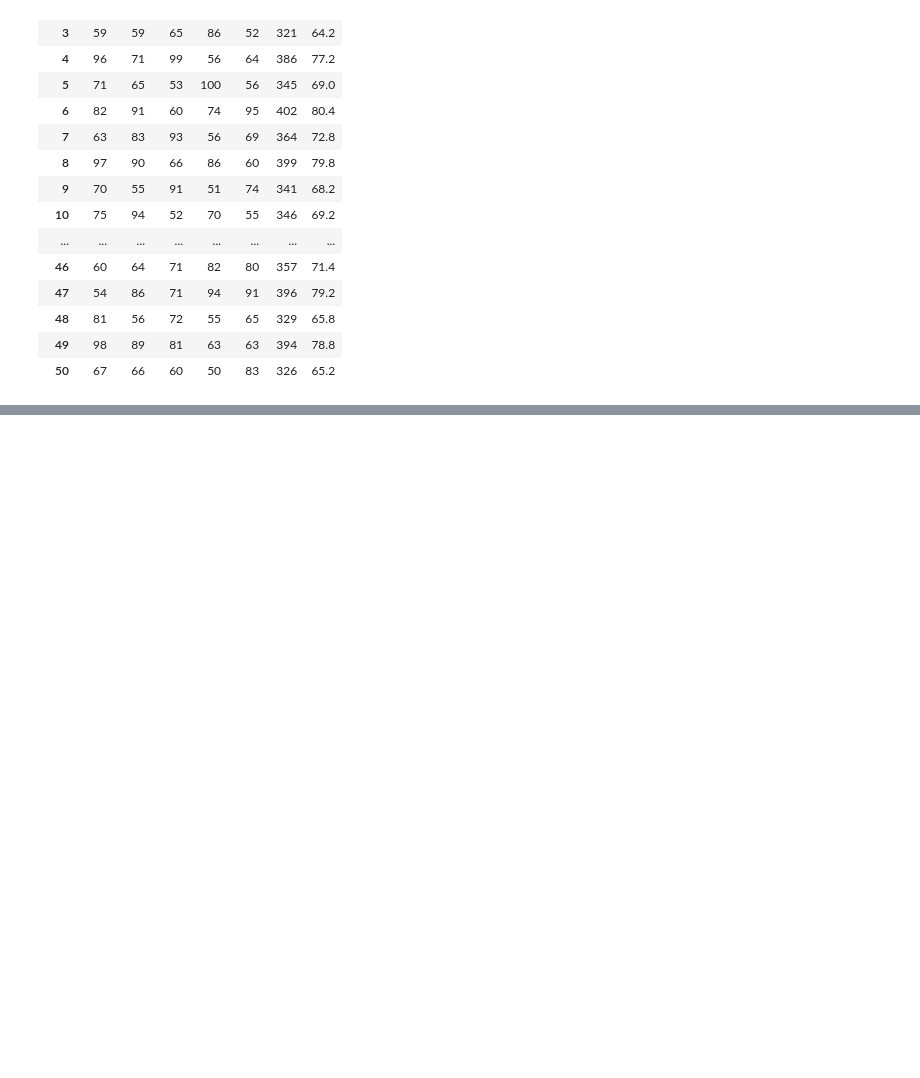
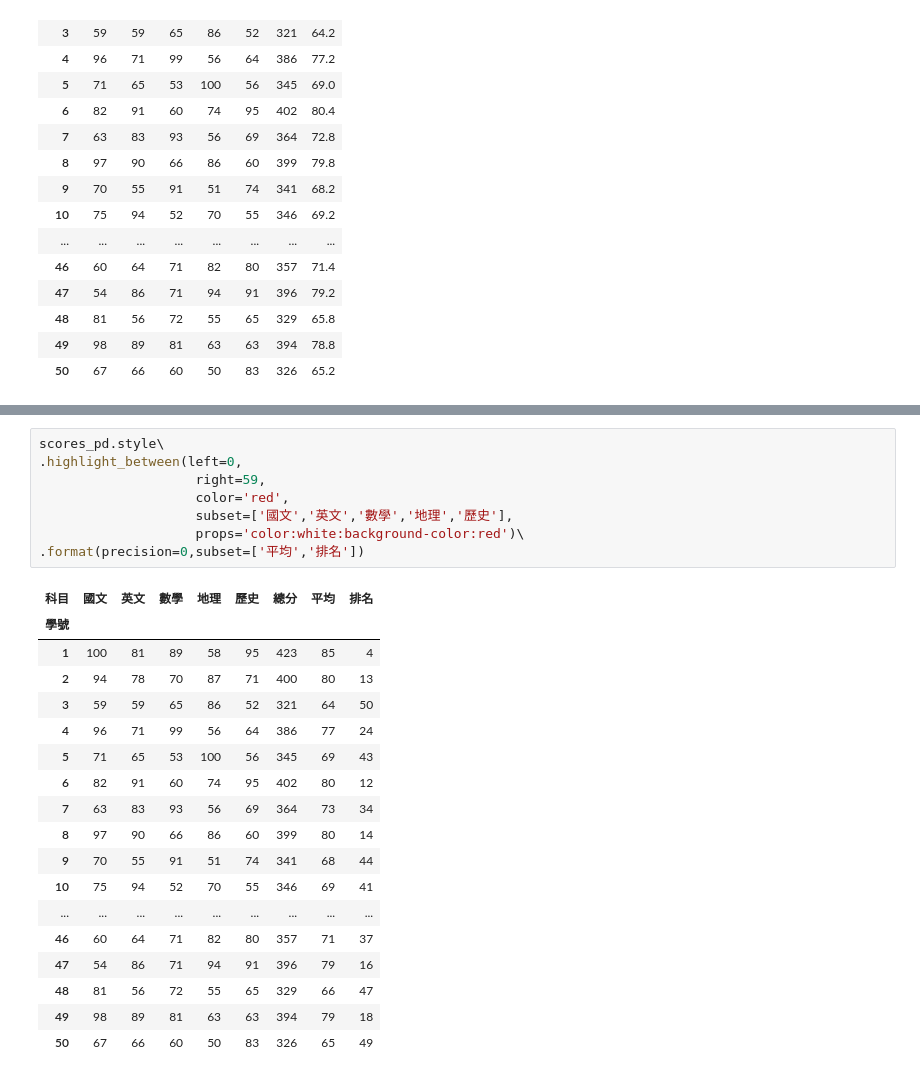
Before and after one commit to sugary2023/2023-11-16online-class, a Jupyter notebook: .devcontainer/lesoon19/lesoon19.ipynb, the cells around one changed output, grey strips where cells are left out. Cells and saved outputs as stored; diff of their text form; blank space fills up the shorter version.

```diff
--- a/.devcontainer/lesoon19/lesoon19.ipynb
+++ b/.devcontainer/lesoon19/lesoon19.ipynb
@@ -152,0 +175,27 @@ scores_pd
+# %%
+scores_pd.style\
+.highlight_between(left=0,
+                    right=59,
+                    color='red',
+                    subset=['國文','英文','數學','地理','歷史'],
+                    props='color:white:background-color:red')\
+.format(precision=0,subset=['平均','排名'])
+# %% [output]
+| 科目 | 國文 | 英文 | 數學 | 地理 | 歷史 | 總分 | 平均 | 排名 |
+| 學號 |  |  |  |  |  |  |  |  |
+| 1 | 100 | 81 | 89 | 58 | 95 | 423 | 85 | 4 |
+| 2 | 94 | 78 | 70 | 87 | 71 | 400 | 80 | 13 |
+| 3 | 59 | 59 | 65 | 86 | 52 | 321 | 64 | 50 |
+| 4 | 96 | 71 | 99 | 56 | 64 | 386 | 77 | 24 |
+| 5 | 71 | 65 | 53 | 100 | 56 | 345 | 69 | 43 |
+| 6 | 82 | 91 | 60 | 74 | 95 | 402 | 80 | 12 |
+| 7 | 63 | 83 | 93 | 56 | 69 | 364 | 73 | 34 |
+| 8 | 97 | 90 | 66 | 86 | 60 | 399 | 80 | 14 |
+| 9 | 70 | 55 | 91 | 51 | 74 | 341 | 68 | 44 |
+| 10 | 75 | 94 | 52 | 70 | 55 | 346 | 69 | 41 |
+| ... | ... | ... | ... | ... | ... | ... | ... | ... |
+| 46 | 60 | 64 | 71 | 82 | 80 | 357 | 71 | 37 |
+| 47 | 54 | 86 | 71 | 94 | 91 | 396 | 79 | 16 |
+| 48 | 81 | 56 | 72 | 55 | 65 | 329 | 66 | 47 |
+| 49 | 98 | 89 | 81 | 63 | 63 | 394 | 79 | 18 |
+| 50 | 67 | 66 | 60 | 50 | 83 | 326 | 65 | 49 |
```
Also changed, not shown: parts of 1 cell of this notebook, 1 other file.
